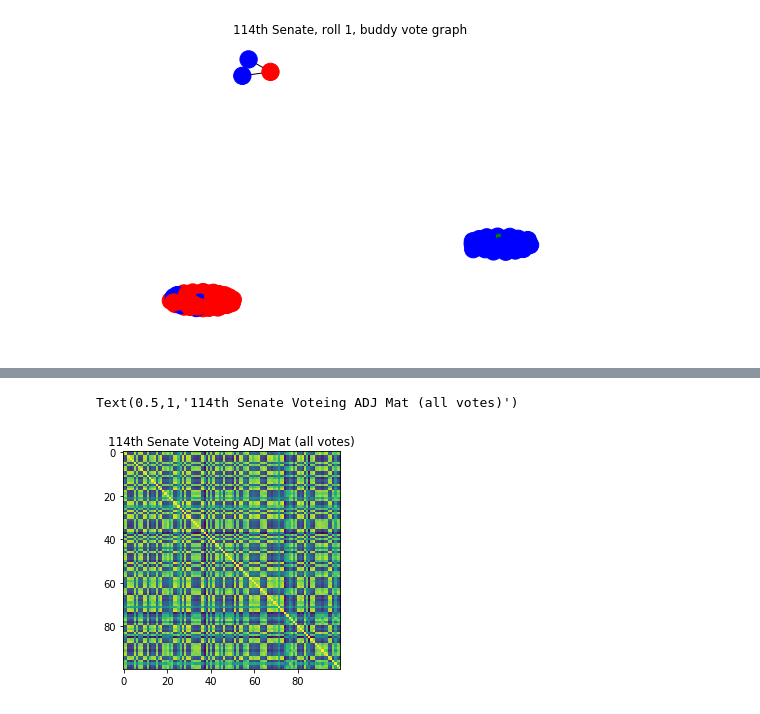
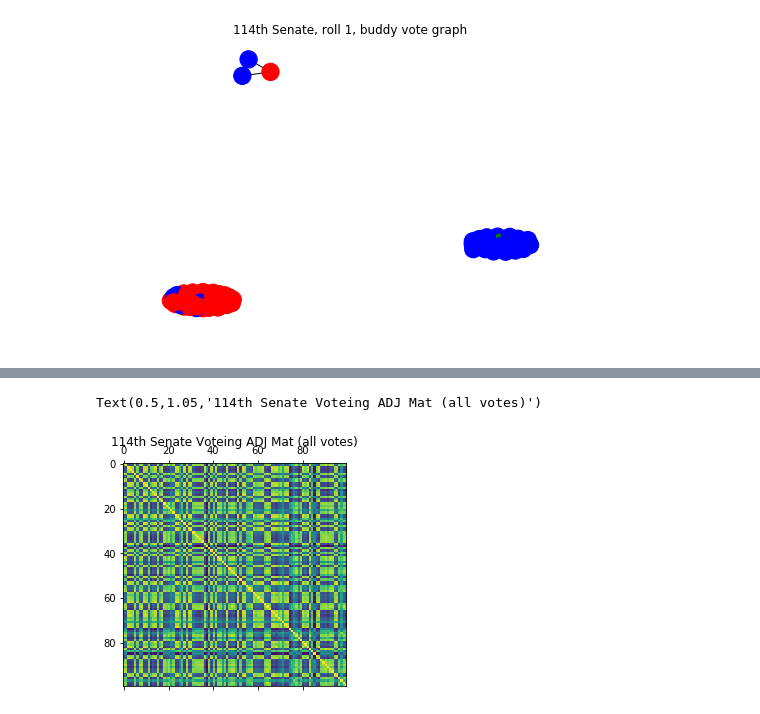
Before and after one commit to kwcooper/congress_analysis, a Jupyter notebook: roll2.ipynb, the cells around one changed output, grey strips where cells are left out. Cells and saved outputs as stored; diff of their text form; code cells hidden in the pictures.

Commit message:
cool data and graph(s!)

```diff
--- a/roll2.ipynb
+++ b/roll2.ipynb
@@ -117,14 +117,14 @@ a = 2307
 # %%
 
 # grab the members of a congress session
-def grabMembers(cong, chamb):
+def getMembers(chamb, cong):
 
     filtMem = allMem[(allMem['congress']==cong) & (allMem['chamber']==chamb)]
     members = filtMem['icpsr']
 
     return list(members)
 
-print(len(grabMembers(114,'Senate')))
+print(len(getMembers('Senate', 114)))
 
 
 
@@ -759,7 +759,7 @@ for cong in range(114,maxCong):
 
     fName = "memTermsDict_" + chamber + "_" + str(cong) + ".p"
     memTermsDict['fName'] = fName
-    for mem in grabMembers(cong,chamber):
+    for mem in getMembers(chamber,cong):
         terms = getTerms(mem, chamber)
         memTermsDict[mem] = list(terms)
 
@@ -852,3 +852,11 @@ plt.title('114th Senate, roll 1, buddy vote graph')
 # %% [output]
 Text(0.5,1,'114th Senate, roll 1, buddy vote graph')
 [figure]
+# %%
+# init save struct (just run once! or overwrite!!!)
+if 0:
+    fNameD = "buddyADJDict.p"
+    pPthName = "/home/wade/Documents/Datasets/congressDicts/" + fNameD
+    buddyADJDict = {}
+    pickle.dump(buddyADJDict, open( pPthName, "wb" ) )
+    print('Saved')
@@ -908,11 +947,11 @@ if 0:
     print(list(mem1) == list(mem2))
 # %%
 # hey this is pretty cool
-plt.imshow(buddyTallyMat)
+plt.matshow(buddyTallyMat)
 plt.title('114th Senate Voteing ADJ Mat (all votes)')
 # %% [output]
-Text(0.5,1,'114th Senate Voteing ADJ Mat (all votes)')
+Text(0.5,1.05,'114th Senate Voteing ADJ Mat (all votes)')
-[figure, old version]
+[figure, new version]
 # %%
 # OLD STUFF
 # %%
```
Also changed, not shown: parts of 4 cells of this notebook.
